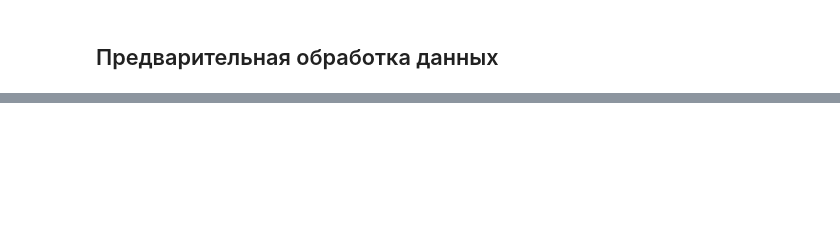
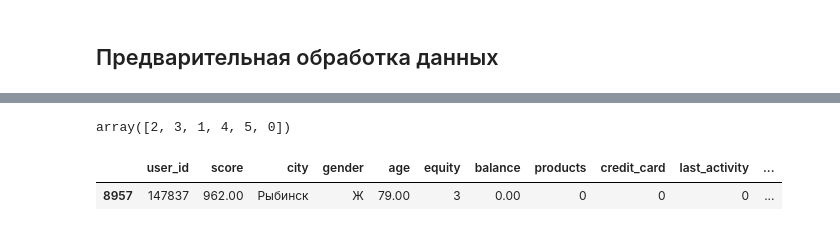
Before and after one commit to Boris-DA/Yandex.Practice, a Jupyter notebook: 12 - Финальный проект/Untitled.ipynb, the cells around one changed output, grey strips where cells are left out. Saved outputs shown, nothing was run; the diff lists cells and outputs as text; code cells hidden in the pictures; blank space fills up the shorter version.

```diff
--- a/12 - Финальный проект/Untitled.ipynb
+++ b/12 - Финальный проект/Untitled.ipynb
@@ -153,0 +228,9 @@ data.head(5)
+# %%
+data['products'].unique()
+# %% [output]
+array([2, 3, 1, 4, 5, 0])
+# %%
+data[data['products']==0]
+# %% [output]
+|  | user_id | score | city | gender | age | equity | balance | products | credit_card | last_activity | ... |
+| 8957 | 147837 | 962.00 | Рыбинск | Ж | 79.00 | 3 | 0.00 | 0 | 0 | 0 | ... |
```
Also changed, not shown: parts of 15 cells of this notebook, 2 other files.
